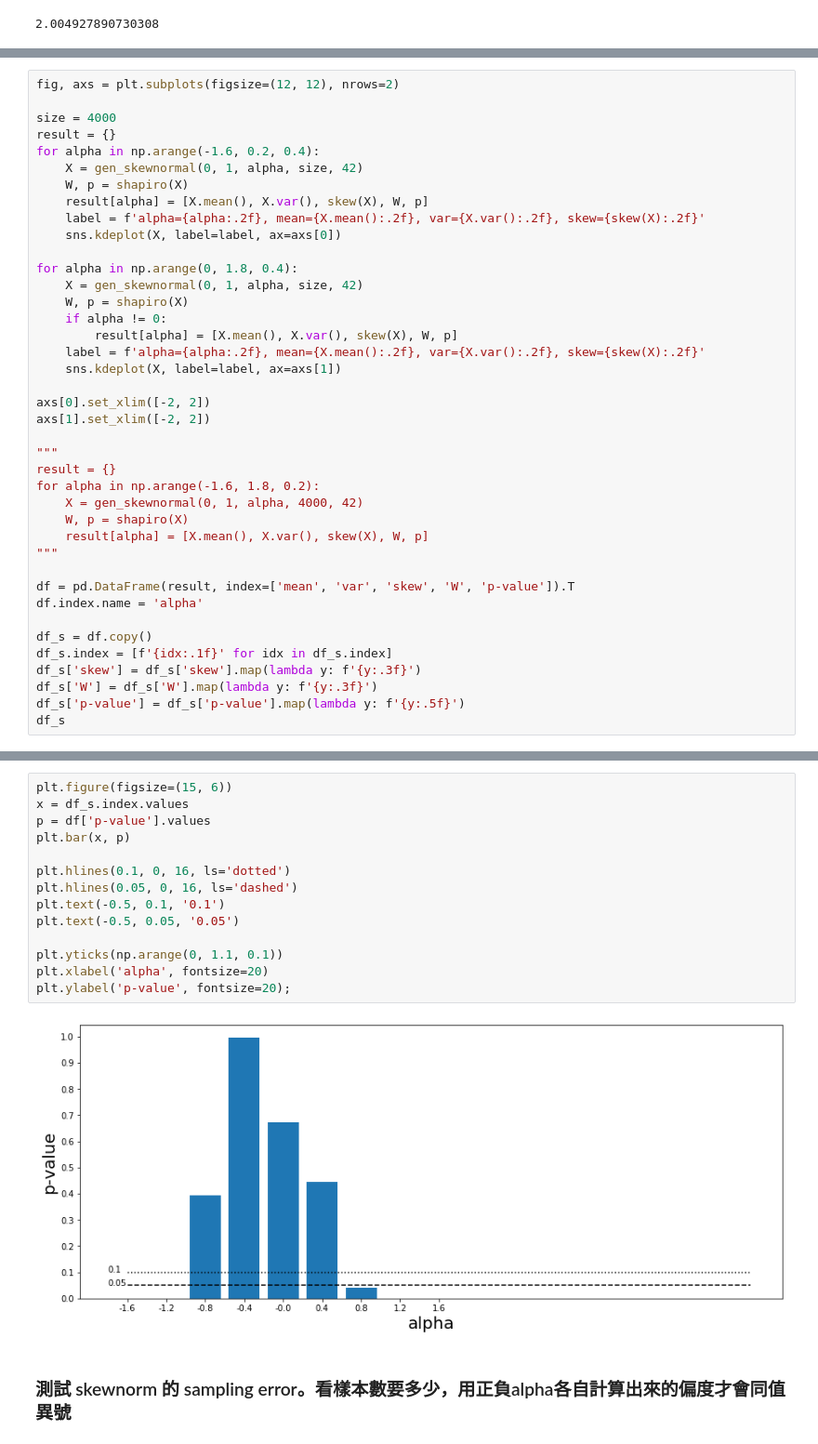
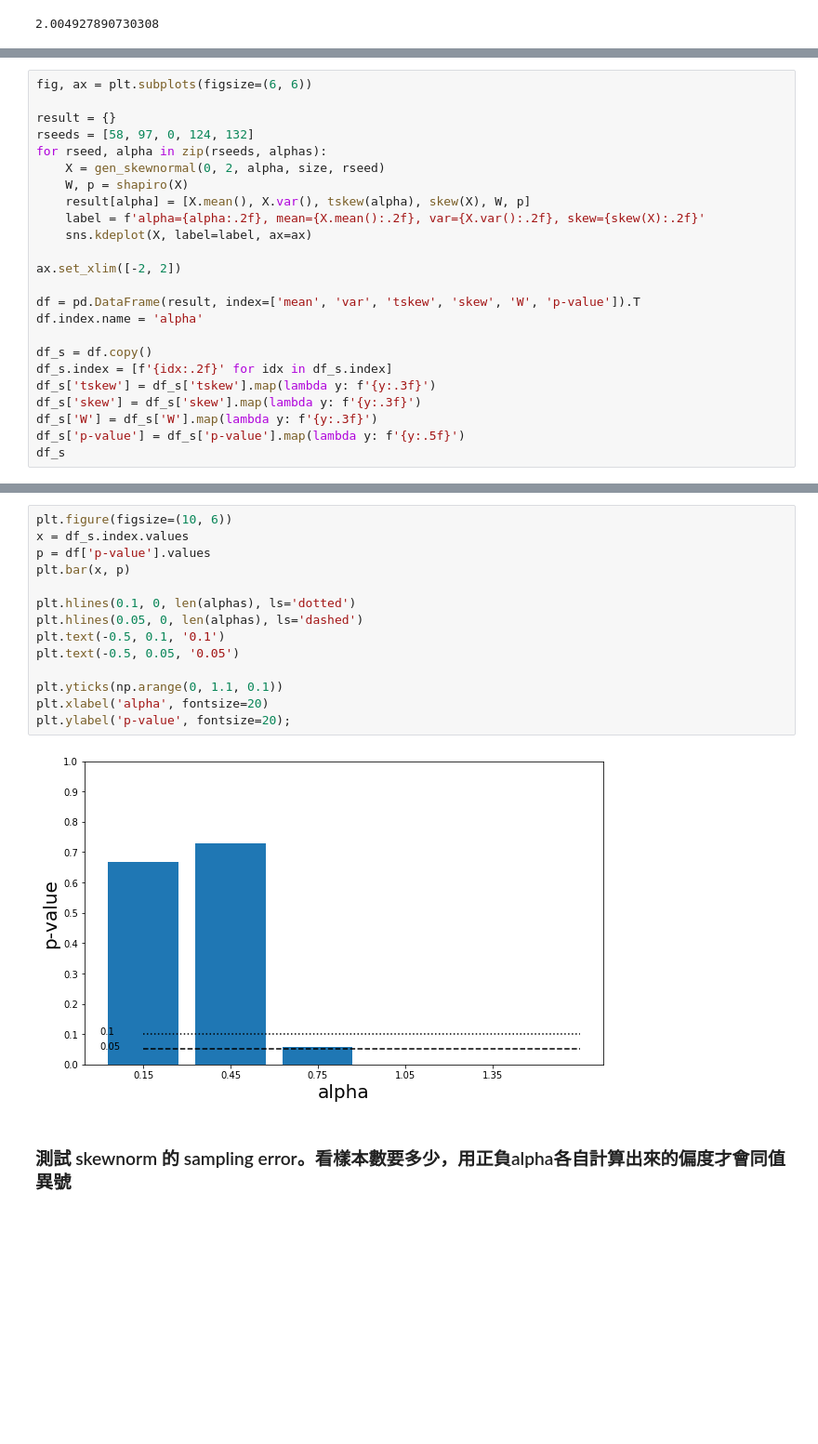
Before and after one commit to micky85lu/Data-Assimilation-Project, a Jupyter notebook: test_nongaussian.ipynb, the cells around one changed output, grey strips where cells are left out. Shown at 93% size. Cells and saved outputs as stored; diff of their text form; blank space fills up the shorter version.

Commit message:
find the experiment alpha for skewnorm

```diff
--- a/test_nongaussian.ipynb
+++ b/test_nongaussian.ipynb
@@ -51,39 +85,23 @@ axs[1].set_xticks([i for i in range(0, 11)]);
 # %%
-fig, axs = plt.subplots(figsize=(12, 12), nrows=2)
+fig, ax = plt.subplots(figsize=(6, 6))
 
-size = 4000
 result = {}
-for alpha in np.arange(-1.6, 0.2, 0.4):
-    X = gen_skewnormal(0, 1, alpha, size, 42)
+rseeds = [58, 97, 0, 124, 132]
+for rseed, alpha in zip(rseeds, alphas):
+    X = gen_skewnormal(0, 2, alpha, size, rseed)
     W, p = shapiro(X)
-    result[alpha] = [X.mean(), X.var(), skew(X), W, p]
+    result[alpha] = [X.mean(), X.var(), tskew(alpha), skew(X), W, p]
     label = f'alpha={alpha:.2f}, mean={X.mean():.2f}, var={X.var():.2f}, skew={skew(X):.2f}'
-    sns.kdeplot(X, label=label, ax=axs[0])
+    sns.kdeplot(X, label=label, ax=ax)
 
-for alpha in np.arange(0, 1.8, 0.4):
-    X = gen_skewnormal(0, 1, alpha, size, 42)
-    W, p = shapiro(X)
-    if alpha != 0:
-        result[alpha] = [X.mean(), X.var(), skew(X), W, p]
-    label = f'alpha={alpha:.2f}, mean={X.mean():.2f}, var={X.var():.2f}, skew={skew(X):.2f}'
-    sns.kdeplot(X, label=label, ax=axs[1])
+ax.set_xlim([-2, 2])
 
-axs[0].set_xlim([-2, 2])
-axs[1].set_xlim([-2, 2])
-
-"""
-result = {}
-for alpha in np.arange(-1.6, 1.8, 0.2):
-    X = gen_skewnormal(0, 1, alpha, 4000, 42)
-    W, p = shapiro(X)
-    result[alpha] = [X.mean(), X.var(), skew(X), W, p]
-"""
-
-df = pd.DataFrame(result, index=['mean', 'var', 'skew', 'W', 'p-value']).T
+df = pd.DataFrame(result, index=['mean', 'var', 'tskew', 'skew', 'W', 'p-value']).T
 df.index.name = 'alpha'
 
 df_s = df.copy()
-df_s.index = [f'{idx:.1f}' for idx in df_s.index]
+df_s.index = [f'{idx:.2f}' for idx in df_s.index]
+df_s['tskew'] = df_s['tskew'].map(lambda y: f'{y:.3f}')
 df_s['skew'] = df_s['skew'].map(lambda y: f'{y:.3f}')
 df_s['W'] = df_s['W'].map(lambda y: f'{y:.3f}')
 df_s['p-value'] = df_s['p-value'].map(lambda y: f'{y:.5f}')
@@ -103,19 +117,19 @@ df_s
 # %%
-plt.figure(figsize=(15, 6))
+plt.figure(figsize=(10, 6))
 x = df_s.index.values
 p = df['p-value'].values
 plt.bar(x, p)
 
-plt.hlines(0.1, 0, 16, ls='dotted')
-plt.hlines(0.05, 0, 16, ls='dashed')
+plt.hlines(0.1, 0, len(alphas), ls='dotted')
+plt.hlines(0.05, 0, len(alphas), ls='dashed')
 plt.text(-0.5, 0.1, '0.1')
 plt.text(-0.5, 0.05, '0.05')
 
 plt.yticks(np.arange(0, 1.1, 0.1))
 plt.xlabel('alpha', fontsize=20)
 plt.ylabel('p-value', fontsize=20);
 # %% [output]
-[figure, old version]
+[figure, new version]
 # %% [markdown]
 ### 測試 skewnorm 的 sampling error。看樣本數要多少，用正負alpha各自計算出來的偏度才會同值異號
 # %%
```
Also changed, not shown: parts of 6 cells of this notebook.
